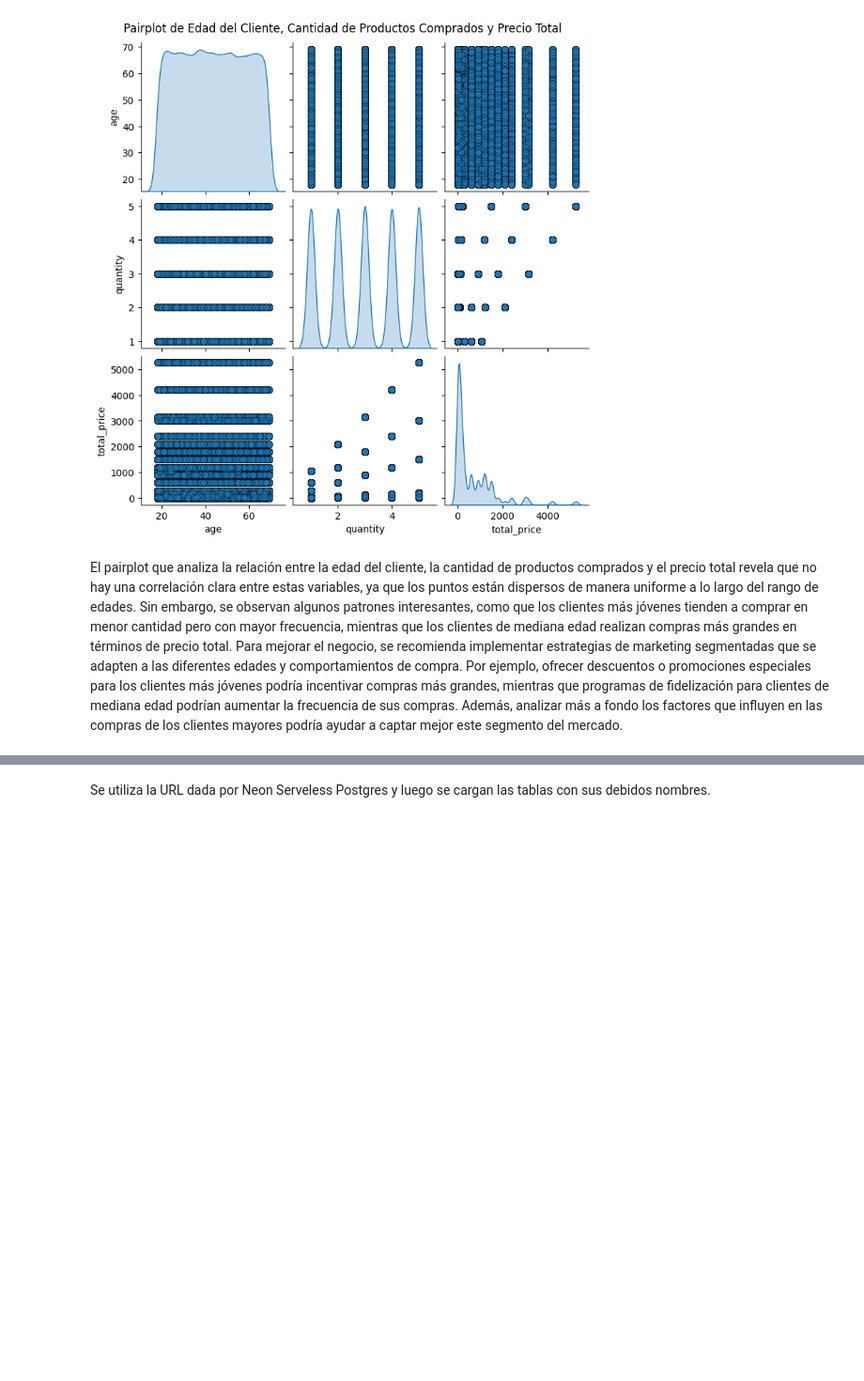
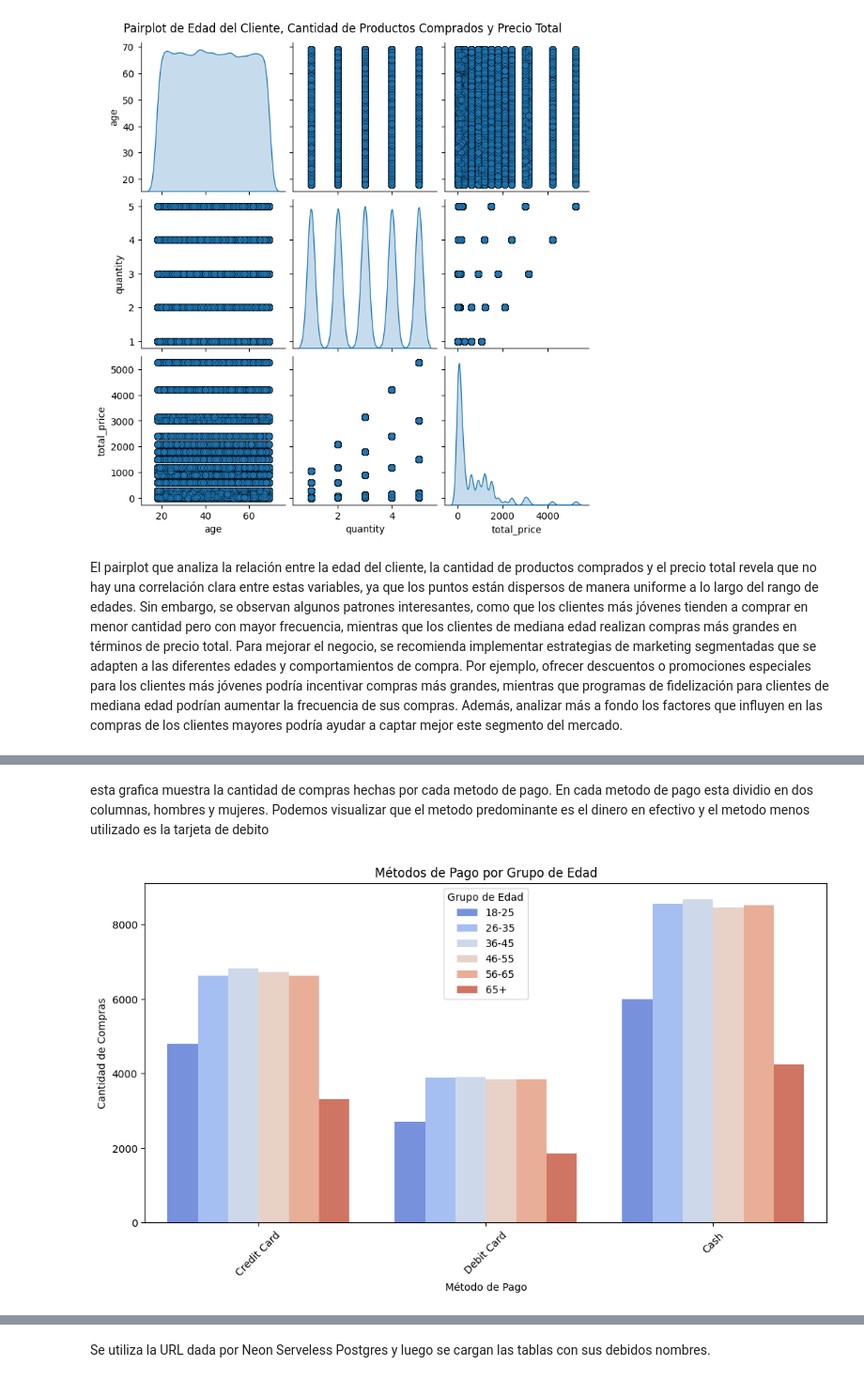
Before and after one commit to juanjoher/CIENCIADATOSP1, a Jupyter notebook: Proyecto.ipynb, the cells around one changed output, grey strips where cells are left out. Shown at 94% size. Cells and saved outputs as stored; diff of their text form; code cells hidden in the pictures; blank space fills up the shorter version.

Commit message:
algunas graficas mas

```diff
--- a/Proyecto.ipynb
+++ b/Proyecto.ipynb
@@ -577,0 +589,28 @@ El pairplot que analiza la relación entre la edad del cliente, la cantidad de p
+# %% [markdown]
+esta grafica muestra la cantidad de compras hechas por cada metodo de pago. En cada metodo de pago esta dividio en dos columnas, hombres y mujeres. Podemos visualizar que el metodo predominante es el dinero en efectivo y el metodo menos utilizado es la tarjeta de debito
+# %%
+# 🔹 Unir 'df' con 'client' para agregar la edad
+df_age = df.merge(client[['customer_id', 'age']], on='customer_id', how='left')
+
+# 🔹 Unir con 'payment_method' para obtener el nombre del método de pago
+df_age = df_age.merge(payment_method[['payment_id', 'payment_method']], on='payment_id', how='left')
+
+# 🔹 Eliminar valores nulos en 'age' (por si hay clientes sin edad registrada)
+df_age = df_age.dropna(subset=["age"])
+
+# 🔹 Crear los grupos de edad
+bins = [18, 25, 35, 45, 55, 65, 100]
+labels = ["18-25", "26-35", "36-45", "46-55", "56-65", "65+"]
+df_age["age_group"] = pd.cut(df_age["age"], bins=bins, labels=labels, right=False)
+
+# 🔹 Graficar Métodos de Pago por Grupo de Edad
+plt.figure(figsize=(12, 6))
+sns.countplot(data=df_age, x="payment_method", hue="age_group", palette="coolwarm")
+plt.title("Métodos de Pago por Grupo de Edad")
+plt.xlabel("Método de Pago")
+plt.ylabel("Cantidad de Compras")
+plt.xticks(rotation=45)
+plt.legend(title="Grupo de Edad")
+plt.show()
+# %% [output]
+[figure, added]
```
Also changed, not shown: parts of 8 cells of this notebook.
